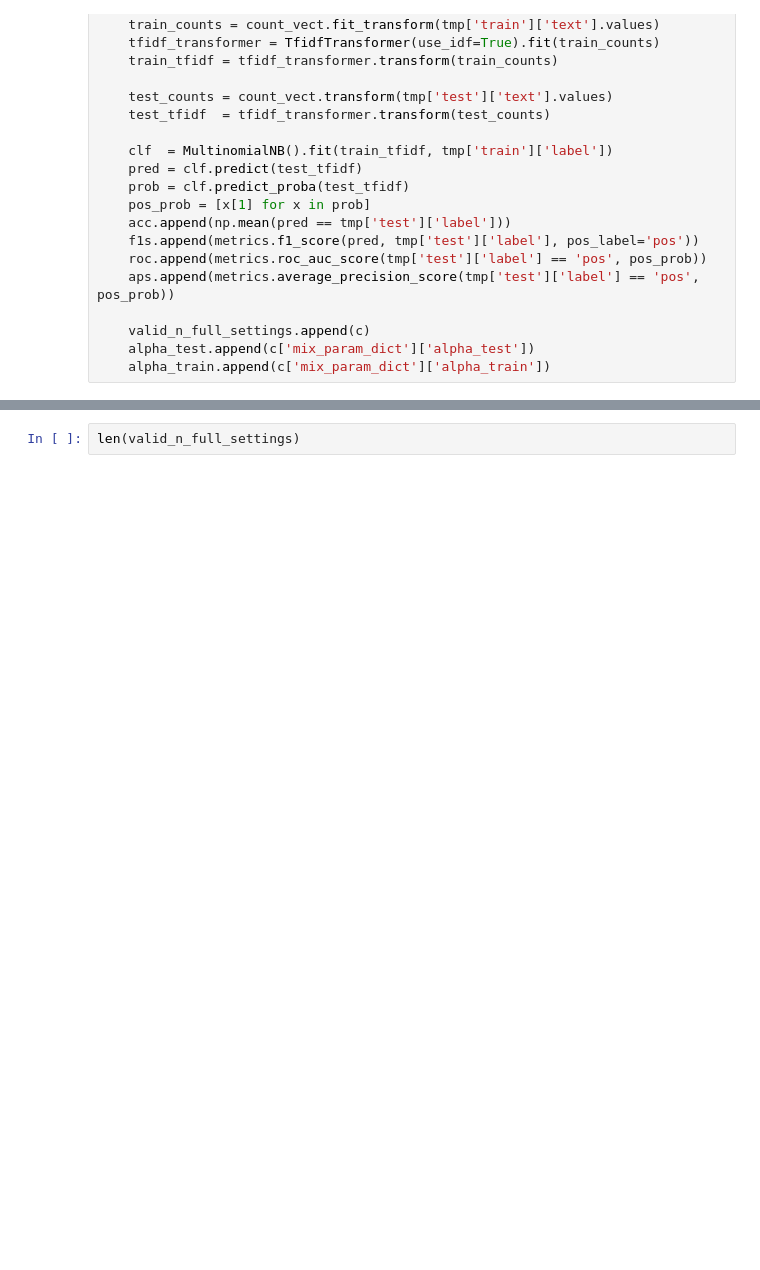
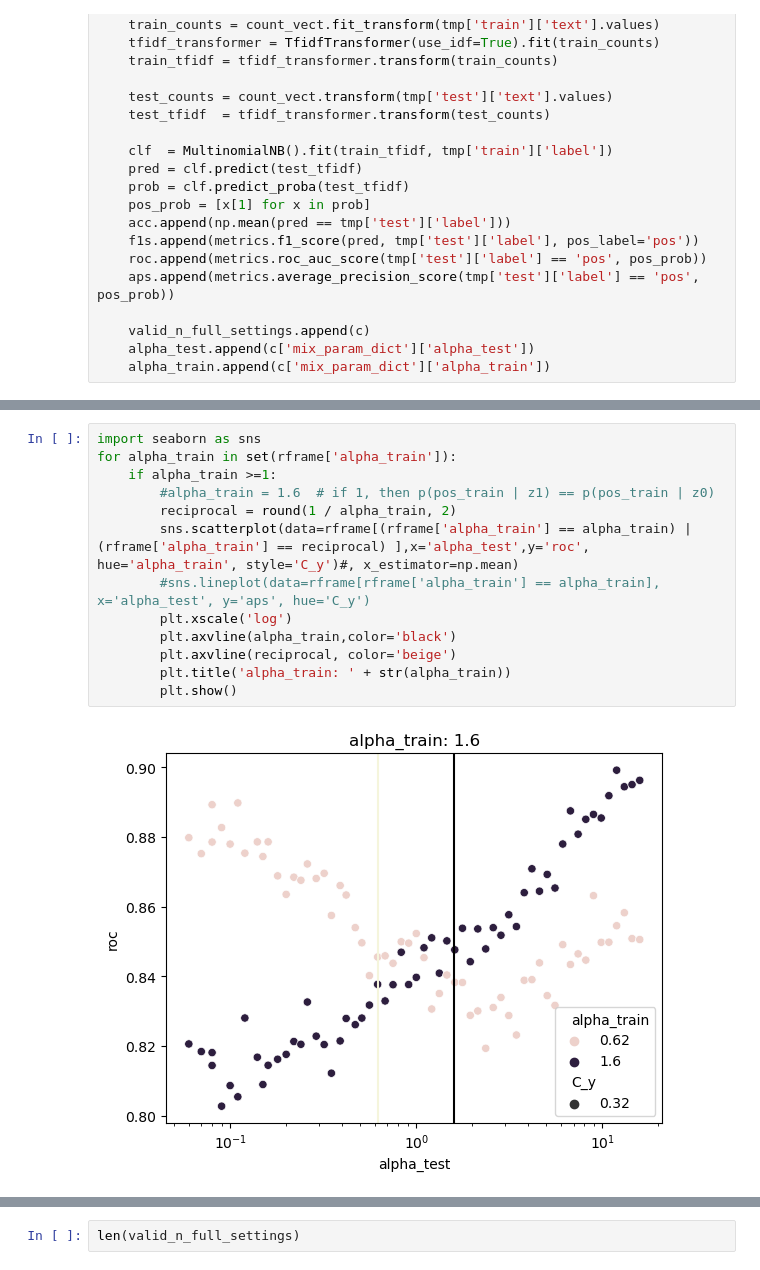
Before and after one commit to LinguisticAnomalies/DeconDTN, a Jupyter notebook: notebooks_xiruo/[demo] Split Function - Binary.ipynb, the cells around one changed output, grey strips where cells are left out. Cells and saved outputs as stored; diff of their text form; blank space fills up the shorter version.

```diff
--- a/notebooks_xiruo/[demo] Split Function - Binary.ipynb
+++ b/notebooks_xiruo/[demo] Split Function - Binary.ipynb
@@ -499,0 +529,15 @@ metrics.average_precision_score(tmp['test']['label'] == 'pos', pos_prob)
+# %%
+import seaborn as sns
+for alpha_train in set(rframe['alpha_train']):
+    if alpha_train >=1:
+        #alpha_train = 1.6  # if 1, then p(pos_train | z1) == p(pos_train | z0)
+        reciprocal = round(1 / alpha_train, 2)
+        sns.scatterplot(data=rframe[(rframe['alpha_train'] == alpha_train) | (rframe['alpha_train'] == reciprocal) ],x='alpha_test',y='roc', hue='alpha_train', style='C_y')#, x_estimator=np.mean)
+        #sns.lineplot(data=rframe[rframe['alpha_train'] == alpha_train], x='alpha_test', y='aps', hue='C_y')
+        plt.xscale('log')
+        plt.axvline(alpha_train,color='black')
+        plt.axvline(reciprocal, color='beige')
+        plt.title('alpha_train: ' + str(alpha_train))
+        plt.show()
+# %% [output]
+[figure, added]
```
Also changed, not shown: parts of 38 cells of this notebook.
